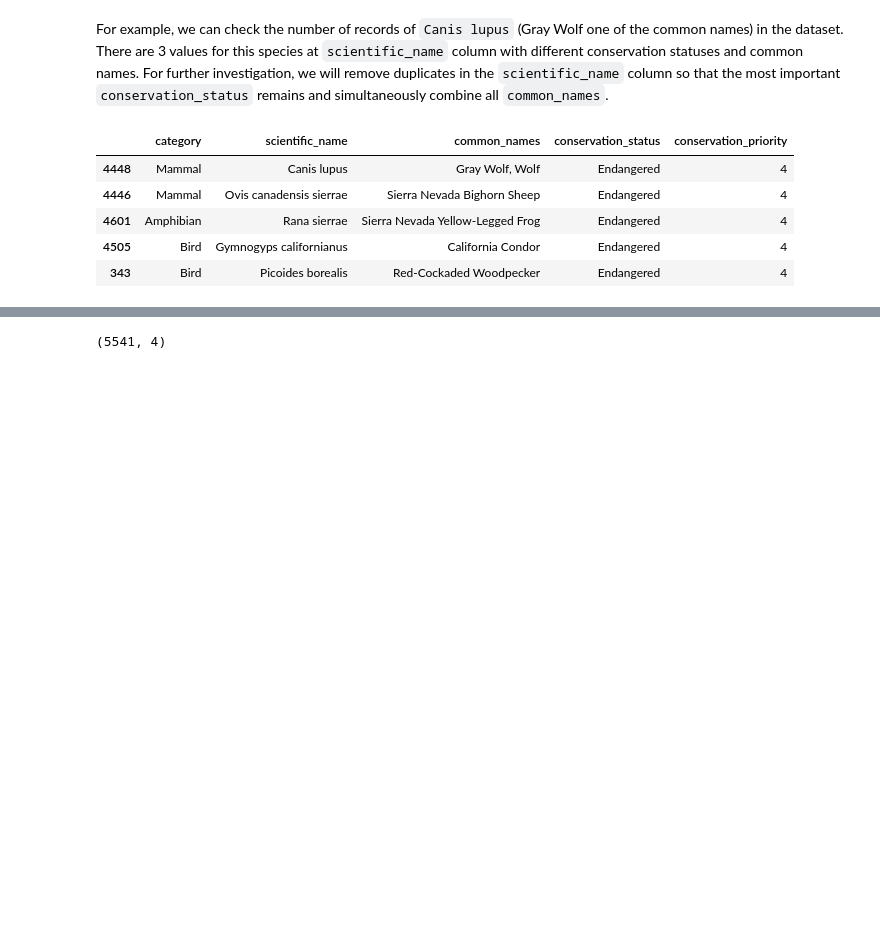
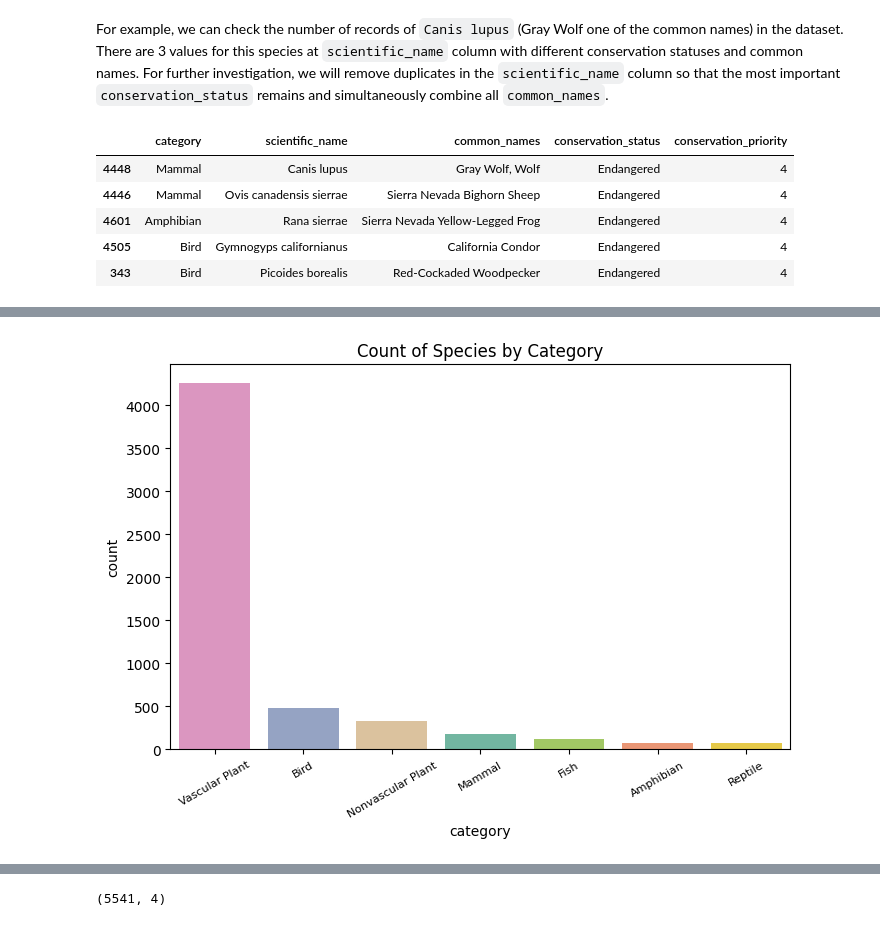
Before and after one commit to 7086600/biodiversity_project, a Jupyter notebook: biodiversity.ipynb, the cells around one changed output, grey strips where cells are left out. Cells and saved outputs as stored; diff of their text form; code cells hidden in the pictures; blank space fills up the shorter version.

```diff
--- a/biodiversity.ipynb
+++ b/biodiversity.ipynb
@@ -296,0 +270,9 @@ species_drop.value_counts().reset_index(name='count').tail()
+# %%
+# creating a countplot for the 'category' column
+plt.figure(figsize=(8, 5), frameon=True)
+sns.countplot(data=species_clean, x='category', hue='category', palette='Set2', order=species_clean['category'].value_counts().index, legend=False)
+plt.title('Count of Species by Category')
+plt.xticks(rotation=30, fontsize=8)
+plt.show()
+# %% [output]
+[figure, added]
```
Also changed, not shown: parts of 16 cells of this notebook.
